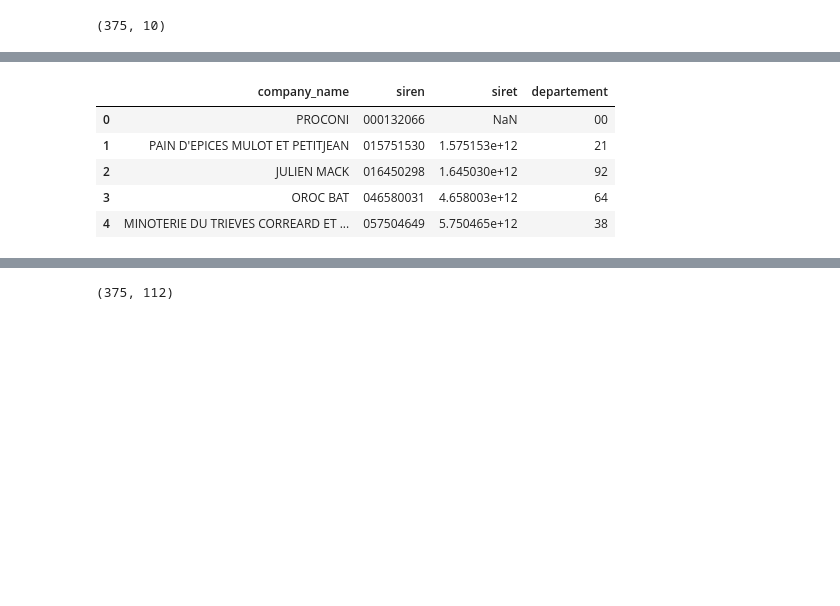
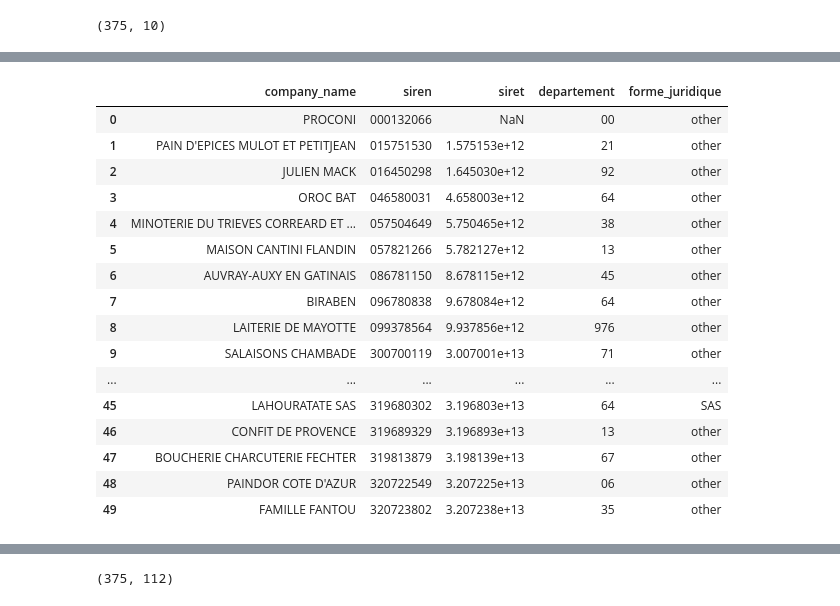
Before and after one commit to dev-labarre/ose-main, a Jupyter notebook: Notebooks/KNN_stella.ipynb, the cells around one changed output, grey strips where cells are left out. Saved outputs shown, nothing was run; the diff lists cells and outputs as text; code cells hidden in the pictures; blank space fills up the shorter version.

```diff
--- a/Notebooks/KNN_stella.ipynb
+++ b/Notebooks/KNN_stella.ipynb
@@ -69,7 +69,6 @@ df_basic.head(50)
 | 49 | FAMILLE FANTOU | 320723802 | 3.207238e+13 | 35 | découpe de viande et conditionnem... | FAMILLE FANTOU | FAMILLE FANTOU | ... |
 # %%
 # EXTRACT LEGAL FORMS
-
 
 legal_forms = {
     'SAS': r'\bSAS\b|\bSASU\b',
@@ -79,17 +78,12 @@ legal_forms = {
     'SNC': r'\bSNC\b',
     'SCI': r'\bSCI\b',
 }
-# ---- 3. Extract legal form ----
-def extract_legal_form(text):
-    for form, pattern in legal_forms.items():
-        if re.search(pattern, text, flags=re.IGNORECASE):
-            return form
-    return 'OTHER'
 
-df_basic['forme_jur'] = df_basic['full_text'].apply(extract_legal_form)
+# Combining all text into one text
+df_basic['full_text'] = (
+    df_basic['company_name'].fillna('') + ' ' +
+    df_basic['raison_sociale'].fillna('') + ' ' +
+    df_basic['raison_sociale_keyword'].fillna('')
+)
 
-# ---- 4. Merge into main scoring dataframe ----
-df = df.merge(df_basic[['siren', 'forme_jur']], on='siren', how='left')
-
-# ---- 5. Score legal form ----
-df['legal_points'] = np.where(df['forme_jur'].isin(['SA', 'SAS']), 5, 0)
+df_basic['full_text']
@@ -96,14 +103,32 @@ df['legal_points'] = np.where(df['forme_jur'].isin(['SA', 'SAS']), 5, 0)
+# %%
+def extract_legal_form(text):
+    for form, pattern in legal_forms.items():
+        if re.search(pattern, text, flags=re.IGNORECASE):
+            return form
+    return 'other'
 # %%
 # BASIC FEATURES
 df_basic_feat = df_basic[['company_name','siren', 'siret', 'departement']].copy()
-df_basic_feat.head()
+df_basic_feat['forme_juridique'] = df_basic['full_text'].apply(extract_legal_form)
+df_basic_feat.head(50)
 # %% [output]
-|  | company_name | siren | siret | departement |
-| 0 | PROCONI | 000132066 | NaN | 00 |
-| 1 | PAIN D'EPICES MULOT ET PETITJEAN | 015751530 | 1.575153e+12 | 21 |
-| 2 | JULIEN MACK | 016450298 | 1.645030e+12 | 92 |
-| 3 | OROC BAT | 046580031 | 4.658003e+12 | 64 |
-| 4 | MINOTERIE DU TRIEVES CORREARD ET ... | 057504649 | 5.750465e+12 | 38 |
+|  | company_name | siren | siret | departement | forme_juridique |
+| 0 | PROCONI | 000132066 | NaN | 00 | other |
+| 1 | PAIN D'EPICES MULOT ET PETITJEAN | 015751530 | 1.575153e+12 | 21 | other |
+| 2 | JULIEN MACK | 016450298 | 1.645030e+12 | 92 | other |
+| 3 | OROC BAT | 046580031 | 4.658003e+12 | 64 | other |
+| 4 | MINOTERIE DU TRIEVES CORREARD ET ... | 057504649 | 5.750465e+12 | 38 | other |
+| 5 | MAISON CANTINI FLANDIN | 057821266 | 5.782127e+12 | 13 | other |
+| 6 | AUVRAY-AUXY EN GATINAIS | 086781150 | 8.678115e+12 | 45 | other |
+| 7 | BIRABEN | 096780838 | 9.678084e+12 | 64 | other |
+| 8 | LAITERIE DE MAYOTTE | 099378564 | 9.937856e+12 | 976 | other |
+| 9 | SALAISONS CHAMBADE | 300700119 | 3.007001e+13 | 71 | other |
+| ... | ... | ... | ... | ... | ... |
+| 45 | LAHOURATATE SAS | 319680302 | 3.196803e+13 | 64 | SAS |
+| 46 | CONFIT DE PROVENCE | 319689329 | 3.196893e+13 | 13 | other |
+| 47 | BOUCHERIE CHARCUTERIE FECHTER | 319813879 | 3.198139e+13 | 67 | other |
+| 48 | PAINDOR COTE D'AZUR | 320722549 | 3.207225e+13 | 06 | other |
+| 49 | FAMILLE FANTOU | 320723802 | 3.207238e+13 | 35 | other |
 # %%
 df_financial.columns.tolist()
 # %% [output]
```
Also changed, not shown: parts of 7 cells of this notebook, 5 other files.
